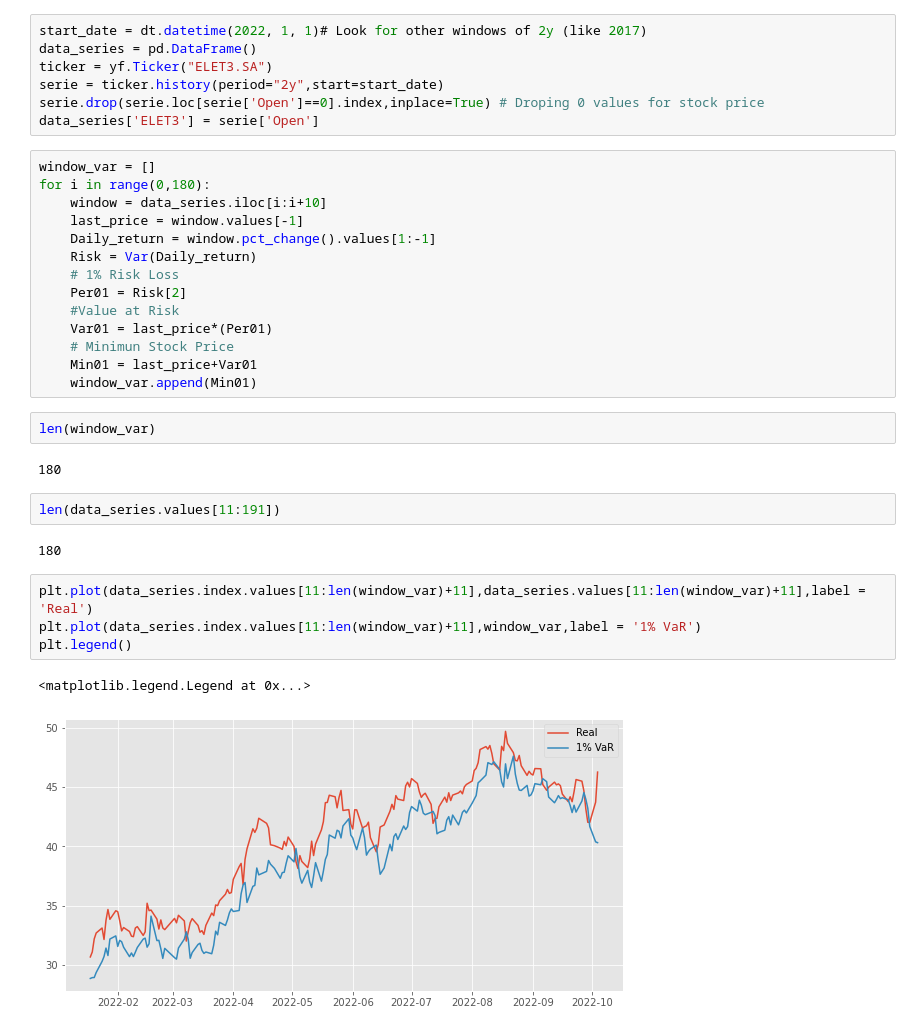
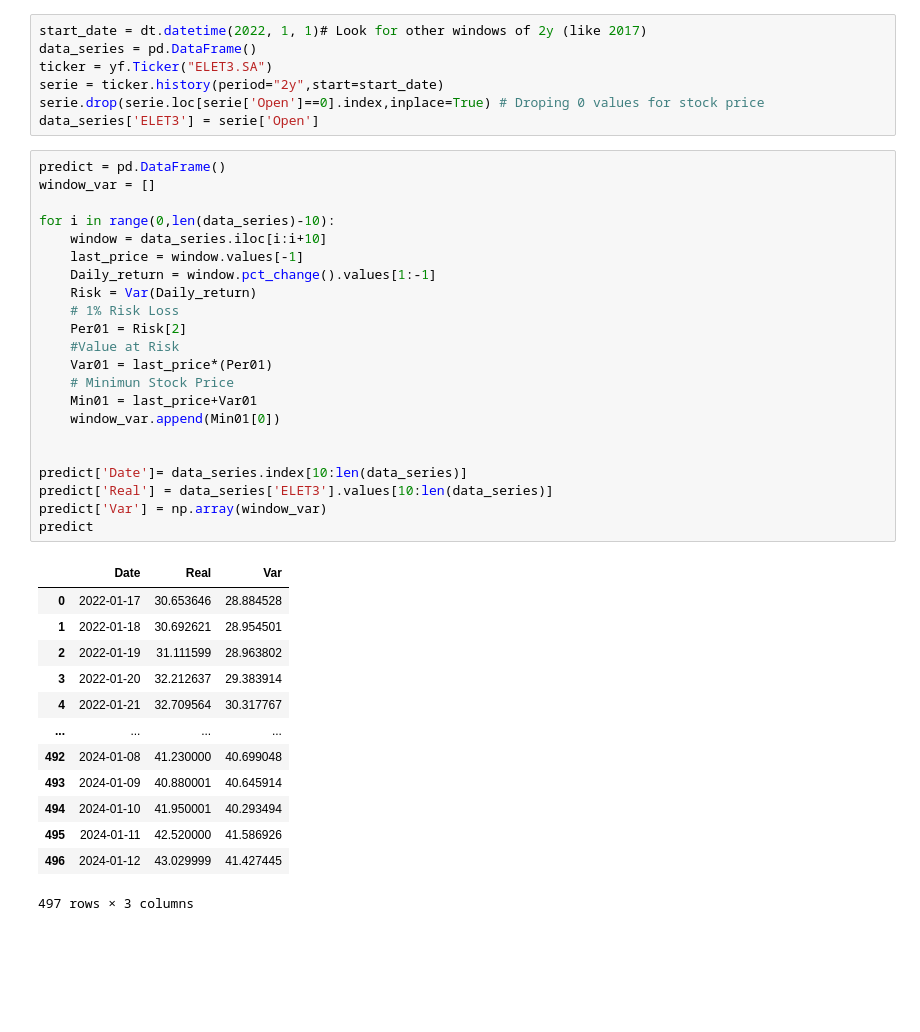
Before and after one commit to IsraelFPM/Risk-Analysis, a Jupyter notebook: ValueAtRisk.ipynb, the cells around one changed output. Cells and saved outputs as stored; diff of their text form; blank space fills up the shorter version.

```diff
--- a/ValueAtRisk.ipynb
+++ b/ValueAtRisk.ipynb
@@ -354,31 +354,38 @@ serie = ticker.history(period="2y",start=start_date)
 serie.drop(serie.loc[serie['Open']==0].index,inplace=True) # Droping 0 values for stock price
 data_series['ELET3'] = serie['Open']
 # %%
+predict = pd.DataFrame()
 window_var = []
-for i in range(0,180):
+
+for i in range(0,len(data_series)-10):
     window = data_series.iloc[i:i+10]
     last_price = window.values[-1]
     Daily_return = window.pct_change().values[1:-1]
     Risk = Var(Daily_return)
     # 1% Risk Loss
     Per01 = Risk[2]
     #Value at Risk
     Var01 = last_price*(Per01)
     # Minimun Stock Price
     Min01 = last_price+Var01
-    window_var.append(Min01)
+    window_var.append(Min01[0])
+
+
+predict['Date']= data_series.index[10:len(data_series)]
+predict['Real'] = data_series['ELET3'].values[10:len(data_series)]
+predict['Var'] = np.array(window_var)
+predict
+# %% [output]
+|  | Date | Real | Var |
+| 0 | 2022-01-17 | 30.653646 | 28.884528 |
+| 1 | 2022-01-18 | 30.692621 | 28.954501 |
+| 2 | 2022-01-19 | 31.111599 | 28.963802 |
+| 3 | 2022-01-20 | 32.212637 | 29.383914 |
+| 4 | 2022-01-21 | 32.709564 | 30.317767 |
+| ... | ... | ... | ... |
+| 492 | 2024-01-08 | 41.230000 | 40.699048 |
+| 493 | 2024-01-09 | 40.880001 | 40.645914 |
+| 494 | 2024-01-10 | 41.950001 | 40.293494 |
+| 495 | 2024-01-11 | 42.520000 | 41.586926 |
+| 496 | 2024-01-12 | 43.029999 | 41.427445 |
+497 rows × 3 columns
-# %%
-len(window_var)
-# %% [output]
-180
-# %%
-len(data_series.values[11:191])
-# %% [output]
-180
-# %%
-plt.plot(data_series.index.values[11:len(window_var)+11],data_series.values[11:len(window_var)+11],label = 'Real')
-plt.plot(data_series.index.values[11:len(window_var)+11],window_var,label = '1% VaR')
-plt.legend()
-# %% [output]
-<matplotlib.legend.Legend at 0x...>
-[figure, removed]
```
Also changed, not shown: parts of 4 cells of this notebook.
